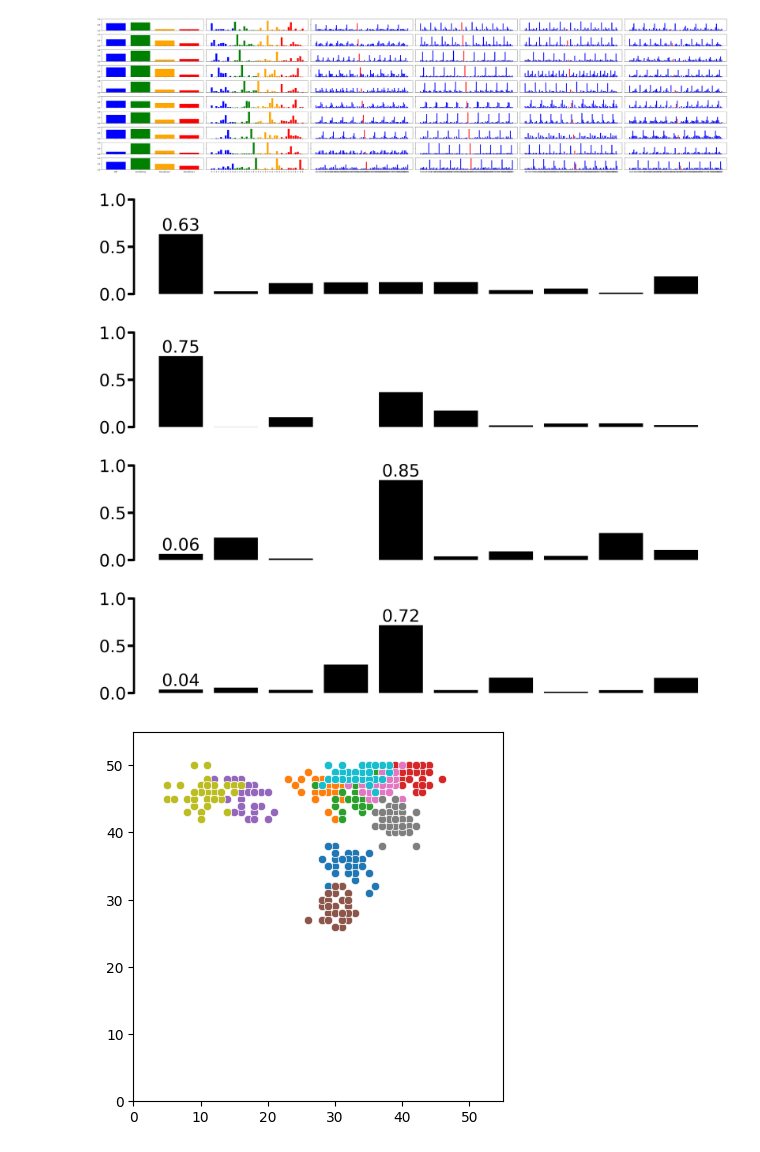
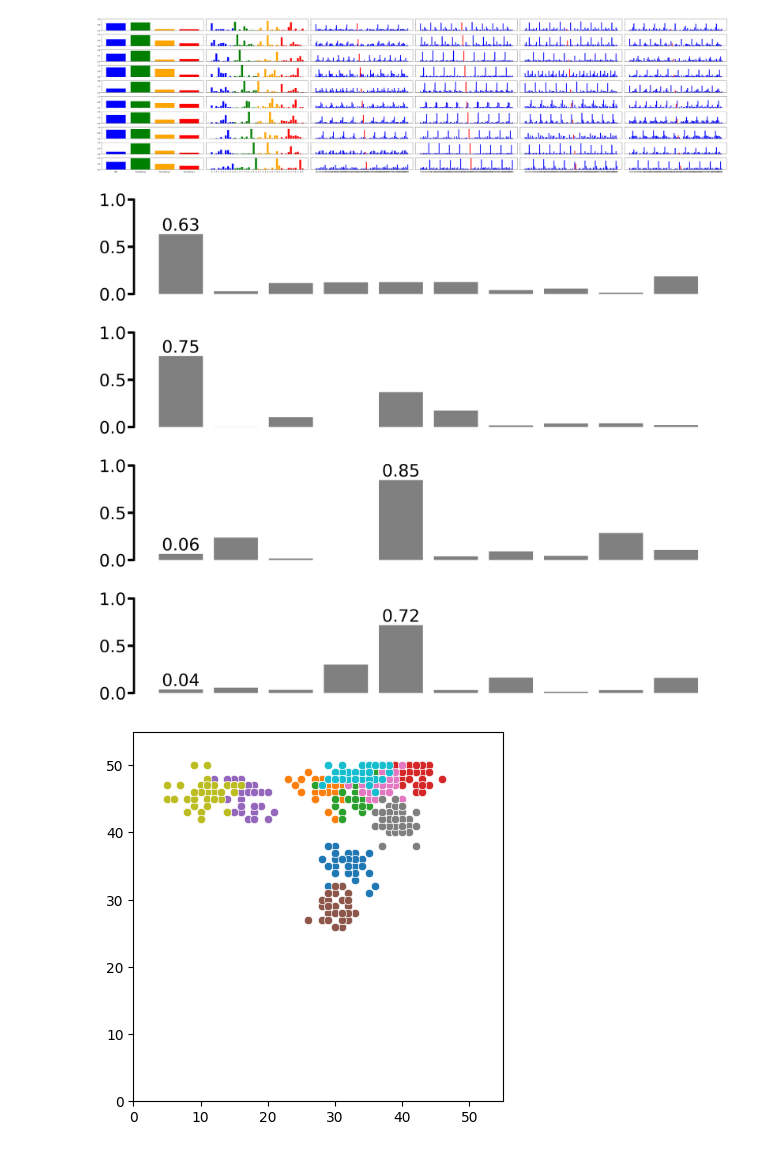
Before and after one commit to suhasshrinivasan/probabilistic-center-surround, a Jupyter notebook: experiments/exc_driven_model/plots.ipynb, the cells around one changed output. Drawn from its saved outputs; the diff is of its cells as text; code cells hidden in the pictures.

Commit message:
Add plotting notebook used for paper revision

```diff
--- a/experiments/exc_driven_model/plots.ipynb
+++ b/experiments/exc_driven_model/plots.ipynb
@@ -134,7 +134,7 @@ def plot_posterior_binary(G_dim, disrupting_pattern_indices, all_idata):
         disrupting_2_perc_diff_list,
     )
 # %%
-with open("results/results_10.pkl", "rb") as f:
+with open("results_10_500.pkl", "rb") as f:
     all_idata, G_dim, disrupting_pattern_indices = pickle.load(f)
 # %%
 (
@@ -173,7 +173,7 @@ for idx, (idata_set, disrupting_pattern_idx) in enumerate(
         idata_set[3]["posterior"]["G"].data.mean(axis=0).mean(axis=0)
     )
 
-    mei_barplot = ax_mei.bar(x=np.arange(G_dim), height=mei_g_samples, width=0.8, color="black")
+    mei_barplot = ax_mei.bar(x=np.arange(G_dim), height=mei_g_samples, width=0.8, color="gray")
     for idx, bar in enumerate(mei_barplot):
         if idx == 0:
             height = bar.get_height()
@@ -199,7 +199,7 @@ for idx, (idata_set, disrupting_pattern_idx) in enumerate(
         x=np.arange(G_dim),
         height=completing_g_samples,
         width=0.8,
-        color="black",
+        color="gray",
     )
     for idx, bar in enumerate(exc_barplot):
         if idx == 0:
@@ -227,7 +227,7 @@ for idx, (idata_set, disrupting_pattern_idx) in enumerate(
         x=np.arange(G_dim),
         height=disrupting_1_g_samples,
         width=0.8,
-        color="black",
+        color="gray",
     )
     for idx, bar in enumerate(dis1_barplot):
         if idx == 0 or idx == 4:
@@ -251,38 +251,38 @@ for idx, (idata_set, disrupting_pattern_idx) in enumerate(
     fig_dis1.savefig(f"dis1_g.pdf", transparent=True)
 
     dis2_barplot = ax_dis2.bar(
         x=np.arange(G_dim),
         height=disrupting_2_g_samples,
         width=0.8,
-        color="black",
+        color="gray",
     )
     for idx, bar in enumerate(dis2_barplot):
         if idx == 0 or idx == 4:
             height = bar.get_height()
             ax_dis2.text(
                 bar.get_x() + bar.get_width() / 2,
                 height,
                 f"{height:.2f}",
                 ha="center",
                 va="bottom",
                 fontsize=40,
             )
     ax_dis2.set_xticks([])
     ax_dis2.set_xticklabels([])
     ax_dis2.set_yticks(np.arange(0, 1.5, 0.5))
     ax_dis2.tick_params(axis="y", which="major", labelsize=40, width=6, length=15)
     ax_dis2.tick_params(axis="x", bottom=False)
     sns.despine(ax=ax_dis2, trim=True, offset=-5)
     ax_dis2.spines[["bottom"]].set_visible(False)
     ax_dis2.spines[["left"]].set_linewidth(5)
     fig_dis2.savefig(f"dis2_g.pdf", transparent=True)
 
     break
 # %% [output]
-[figure, old version]
+[figure, new version]
-[figure, old version]
+[figure, new version]
-[figure, old version]
+[figure, new version]
-[figure, old version]
+[figure, new version]
 # %%
 # colors = plt.cm.tab10(range(len(all_idata)))
 # fig, axs = plt.subplots(nrows=1, ncols=3, dpi=300, sharey=True, tight_layout=True)
```
Also changed, not shown: parts of 3 cells of this notebook.
